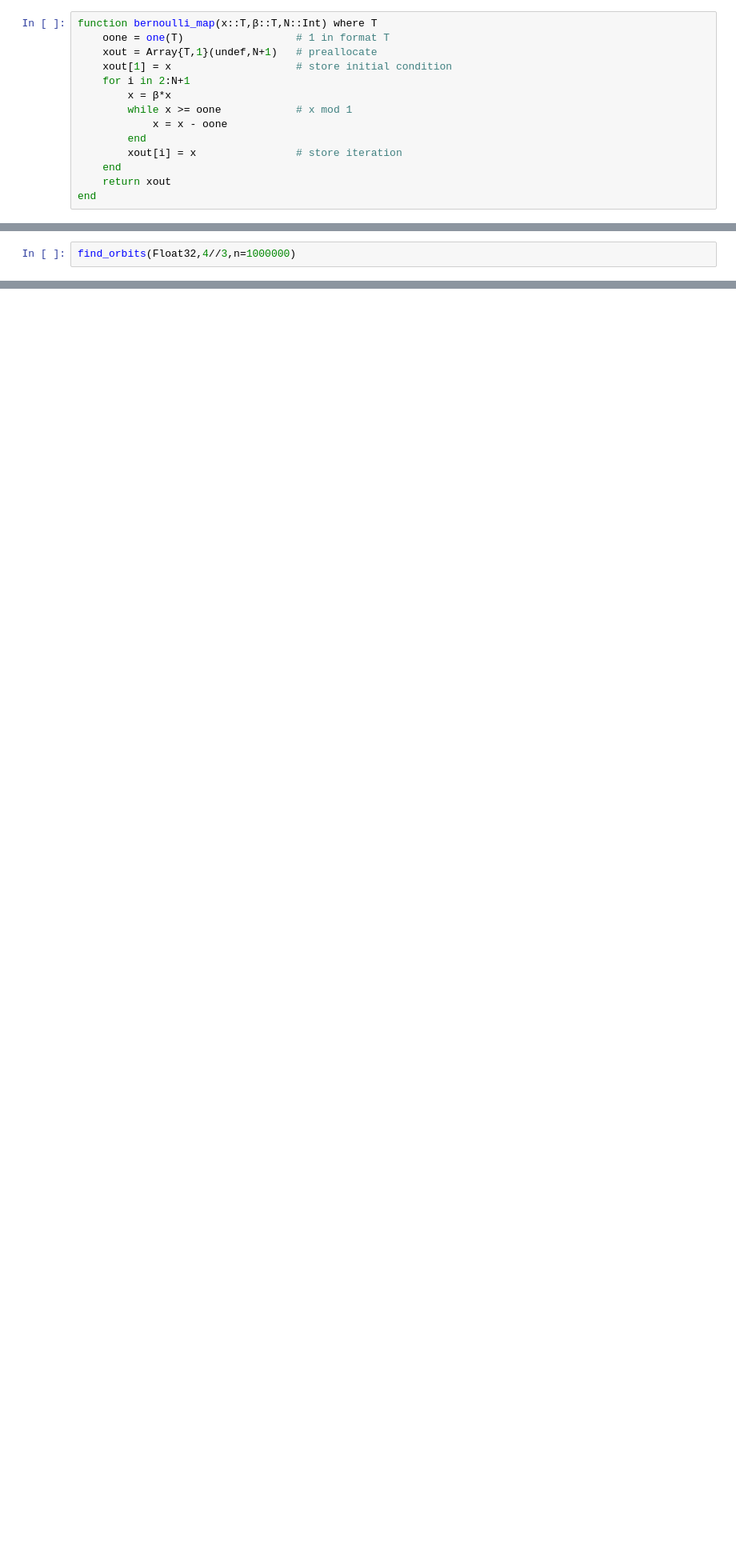
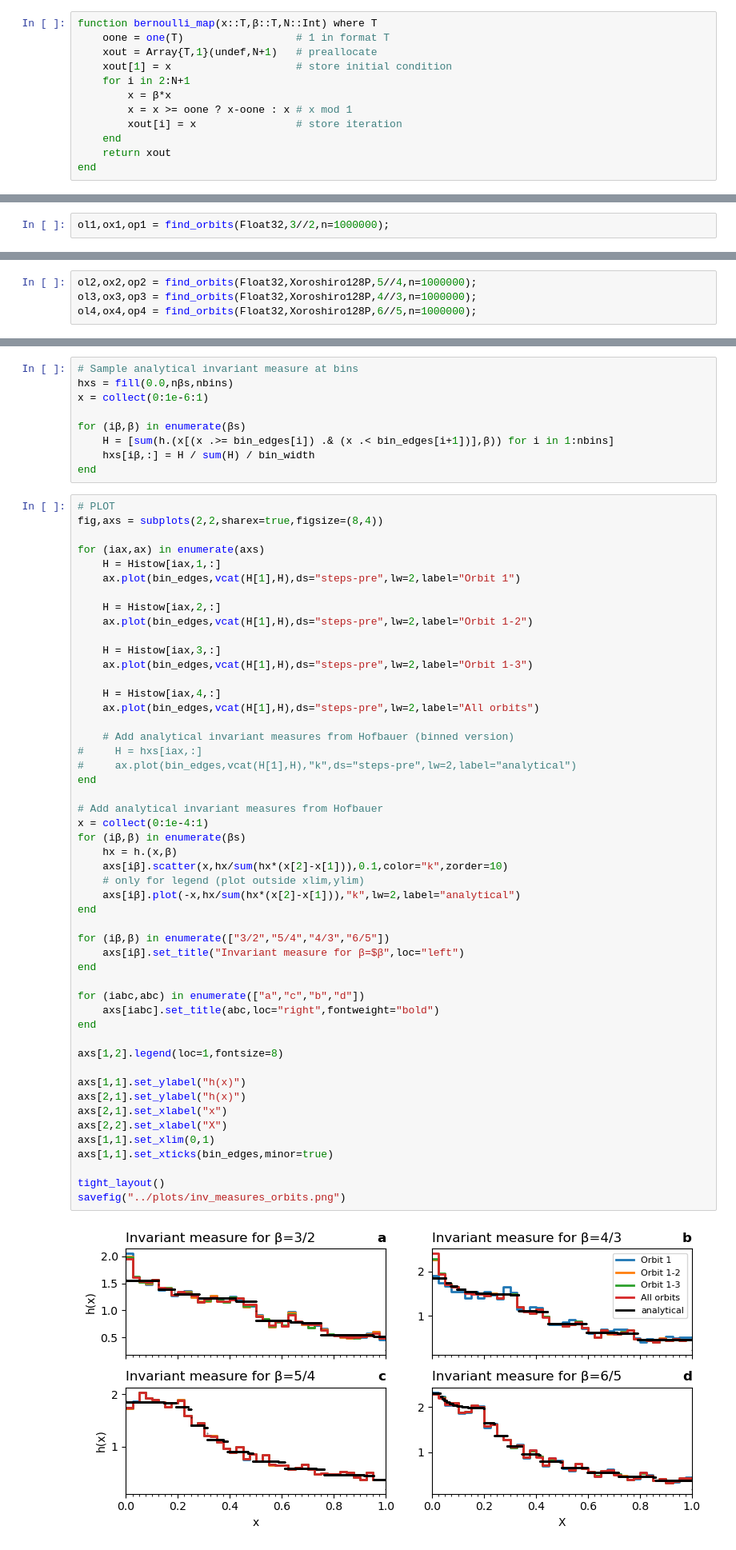
Before and after one commit to milankl/BernoulliMap, a Jupyter notebook: src/Bernoulli_orbits.ipynb, the cells around one changed output, grey strips where cells are left out. Shown at 80% size. Cells and saved outputs as stored; diff of their text form; blank space fills up the shorter version.

Commit message:
Invariant measures via orbits

```diff
--- a/src/Bernoulli_orbits.ipynb
+++ b/src/Bernoulli_orbits.ipynb
@@ -55,9 +61,7 @@ function bernoulli_map(x::T,β::T,N::Int) where T
     xout[1] = x                    # store initial condition
     for i in 2:N+1
         x = β*x
-        while x >= oone            # x mod 1
-            x = x - oone
-        end
+        x = x >= oone ? x-oone : x # x mod 1
         xout[i] = x                # store iteration
     end
     return xout
@@ -119,5 +149,5 @@ end
 # %% [output]
 find_orbits (generic function with 1 method)
 # %%
-find_orbits(Float32,4//3,n=1000000)
+ol1,ox1,op1 = find_orbits(Float32,3//2,n=1000000);
 # %% [output]
@@ -204,0 +195,4 @@ Orbit  7: length =  10190, x₀ =     5.1259995f-5, p = 0.837666
+# %%
+ol2,ox2,op2 = find_orbits(Float32,Xoroshiro128P,5//4,n=1000000);
+ol3,ox3,op3 = find_orbits(Float32,Xoroshiro128P,4//3,n=1000000);
+ol4,ox4,op4 = find_orbits(Float32,Xoroshiro128P,6//5,n=1000000);
@@ -204,0 +253,61 @@ Orbit  7: length =  10190, x₀ =     5.1259995f-5, p = 0.837666
+# %%
+# Sample analytical invariant measure at bins
+hxs = fill(0.0,nβs,nbins)
+x = collect(0:1e-6:1)
+
+for (iβ,β) in enumerate(βs)
+    H = [sum(h.(x[(x .>= bin_edges[i]) .& (x .< bin_edges[i+1])],β)) for i in 1:nbins]
+    hxs[iβ,:] = H / sum(H) / bin_width
+end
+# %%
+# PLOT
+fig,axs = subplots(2,2,sharex=true,figsize=(8,4))
+
+for (iax,ax) in enumerate(axs)
+    H = Histow[iax,1,:]
+    ax.plot(bin_edges,vcat(H[1],H),ds="steps-pre",lw=2,label="Orbit 1")
+
+    H = Histow[iax,2,:]
+    ax.plot(bin_edges,vcat(H[1],H),ds="steps-pre",lw=2,label="Orbit 1-2")
+
+    H = Histow[iax,3,:]
+    ax.plot(bin_edges,vcat(H[1],H),ds="steps-pre",lw=2,label="Orbit 1-3")
+
+    H = Histow[iax,4,:]
+    ax.plot(bin_edges,vcat(H[1],H),ds="steps-pre",lw=2,label="All orbits")
+
+    # Add analytical invariant measures from Hofbauer (binned version)
+#     H = hxs[iax,:]
+#     ax.plot(bin_edges,vcat(H[1],H),"k",ds="steps-pre",lw=2,label="analytical")
+end
+
+# Add analytical invariant measures from Hofbauer
+x = collect(0:1e-4:1)
+for (iβ,β) in enumerate(βs)
+    hx = h.(x,β)
+    axs[iβ].scatter(x,hx/sum(hx*(x[2]-x[1])),0.1,color="k",zorder=10)
+    # only for legend (plot outside xlim,ylim)
+    axs[iβ].plot(-x,hx/sum(hx*(x[2]-x[1])),"k",lw=2,label="analytical")
+end
+
+for (iβ,β) in enumerate(["3/2","5/4","4/3","6/5"])
+    axs[iβ].set_title("Invariant measure for β=$β",loc="left")
+end
+
+for (iabc,abc) in enumerate(["a","c","b","d"])
+    axs[iabc].set_title(abc,loc="right",fontweight="bold")
+end
+
+axs[1,2].legend(loc=1,fontsize=8)
+
+axs[1,1].set_ylabel("h(x)")
+axs[2,1].set_ylabel("h(x)")
+axs[2,1].set_xlabel("x")
+axs[2,2].set_xlabel("X")
+axs[1,1].set_xlim(0,1)
+axs[1,1].set_xticks(bin_edges,minor=true)
+
+tight_layout()
+savefig("../plots/inv_measures_orbits.png")
+# %% [output]
+[figure, added]
```
Also changed, not shown: parts of 16 cells of this notebook, 1 other file.
